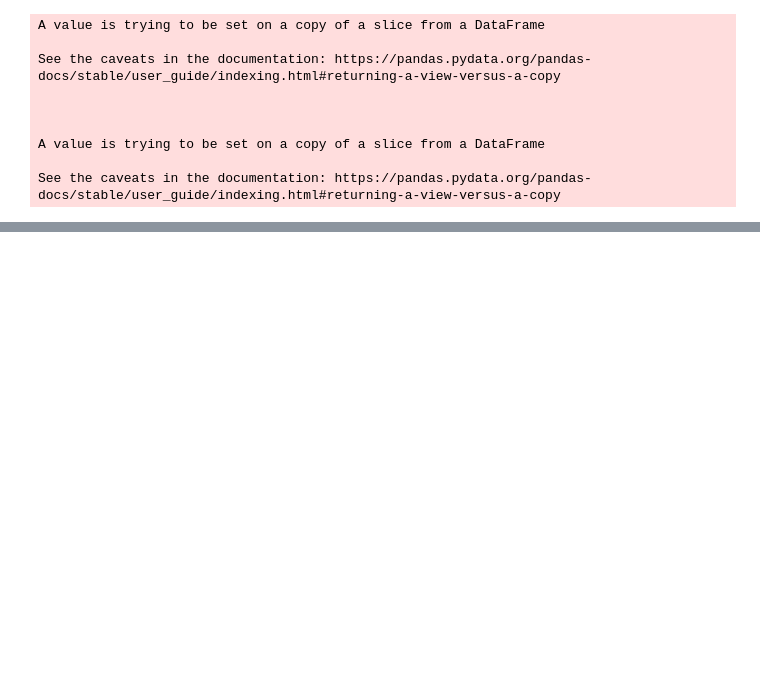
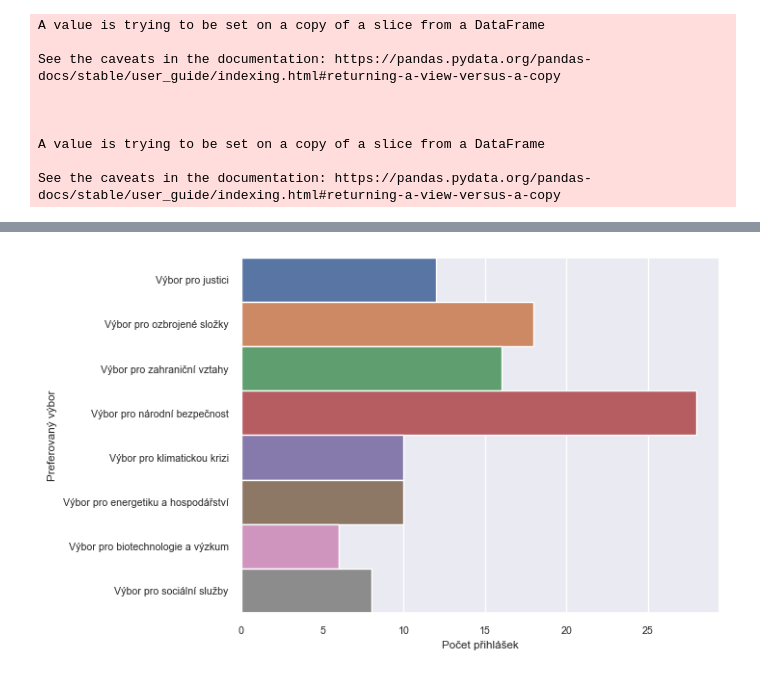
Before and after one commit to Neathac/Amkon-analysis, a Jupyter notebook: 2023_analysis.ipynb, the cells around one changed output, grey strips where cells are left out. Saved outputs shown, nothing was run; the diff lists cells and outputs as text; code cells hidden in the pictures; blank space fills up the shorter version.

```diff
--- a/2023_analysis.ipynb
+++ b/2023_analysis.ipynb
@@ -236,0 +321,8 @@ fig.show()
+# %%
+sns.set(font_scale=0.7)
+fig = sns.countplot(y=pairedRegs['Preferovaný výbor'], data=pairedRegs, width=1)
+plt.ylabel("Preferovaný výbor")
+plt.xlabel("Počet přihlášek")
+plt.show(fig)
+# %% [output]
+[figure, added]
```
Also changed, not shown: parts of 18 cells of this notebook.
